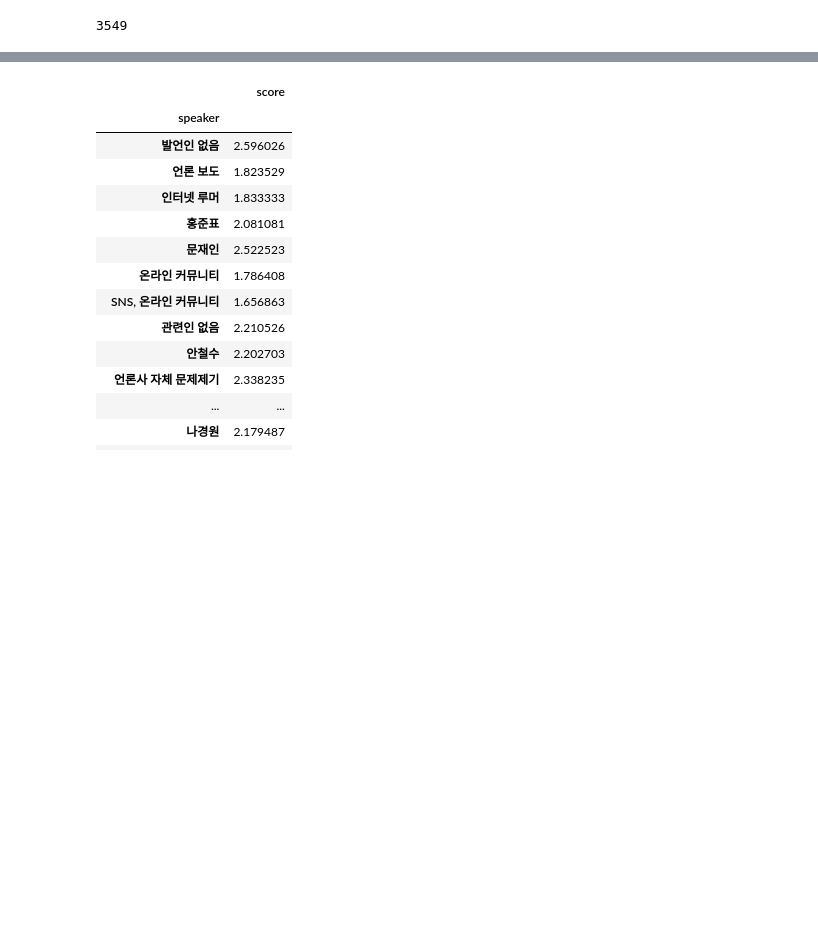
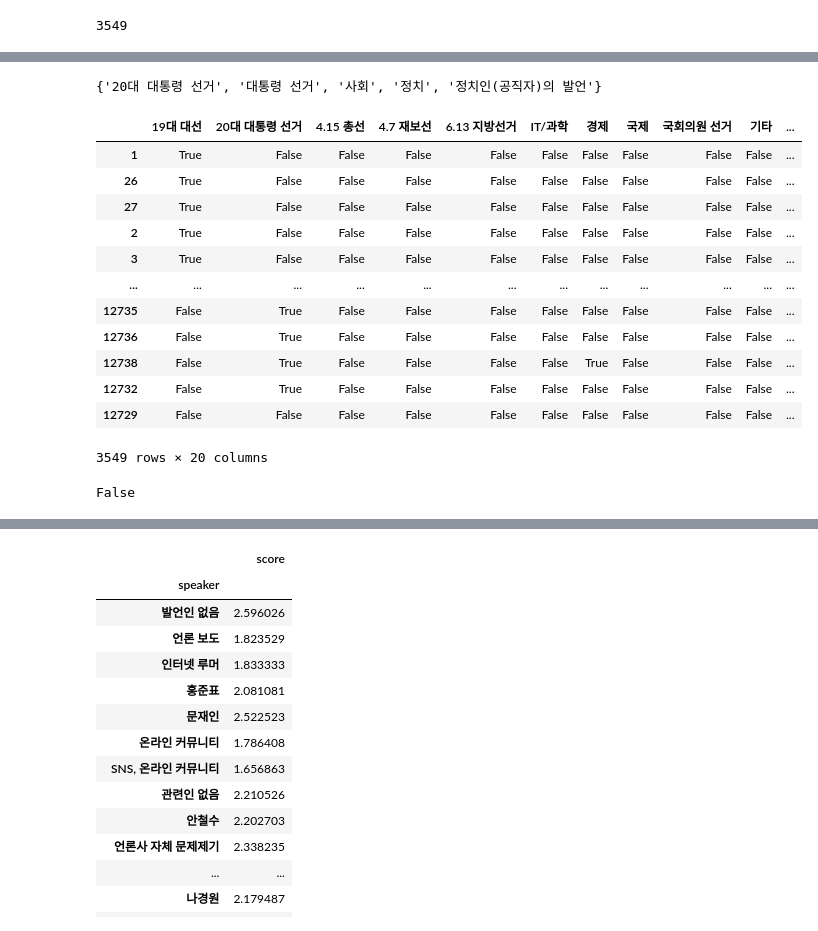
Before and after one commit to 2chanhaeng/snu-factcheck-analytics, a Jupyter notebook: scrap/snu-factcheck.ipynb, the cells around one changed output, grey strips where cells are left out. Drawn from its saved outputs; the diff is of its cells as text; code cells hidden in the pictures; blank space fills up the shorter version.

```diff
--- a/scrap/snu-factcheck.ipynb
+++ b/scrap/snu-factcheck.ipynb
@@ -92,0 +62,28 @@ fc_df.head(1)
+# %%
+display(fc_df.T[12735]["splited_cat"])
+# %% [output]
+{'20대 대통령 선거', '대통령 선거', '사회', '정치', '정치인(공직자)의 발언'}
+# %%
+cat_list = list(category_split)
+cat_list.sort()
+
+cat_df = pd.DataFrame([[cat in info["splited_cat"] for cat in cat_list] for id, info in fc_dict.items()], index=fc_df.index, columns=cat_list)
+cat_df
+# %% [output]
+|  | 19대 대선 | 20대 대통령 선거 | 4.15 총선 | 4.7 재보선 | 6.13 지방선거 | IT/과학 | 경제 | 국제 | 국회의원 선거 | 기타 | ... |
+| 1 | True | False | False | False | False | False | False | False | False | False | ... |
+| 26 | True | False | False | False | False | False | False | False | False | False | ... |
+| 27 | True | False | False | False | False | False | False | False | False | False | ... |
+| 2 | True | False | False | False | False | False | False | False | False | False | ... |
+| 3 | True | False | False | False | False | False | False | False | False | False | ... |
+| ... | ... | ... | ... | ... | ... | ... | ... | ... | ... | ... | ... |
+| 12735 | False | True | False | False | False | False | False | False | False | False | ... |
+| 12736 | False | True | False | False | False | False | False | False | False | False | ... |
+| 12738 | False | True | False | False | False | False | True | False | False | False | ... |
+| 12732 | False | True | False | False | False | False | False | False | False | False | ... |
+| 12729 | False | False | False | False | False | False | False | False | False | False | ... |
+3549 rows × 20 columns
+# %%
+cat_score.isna().any().any()
+# %% [output]
+False
```
Also changed, not shown: parts of 10 cells of this notebook.
